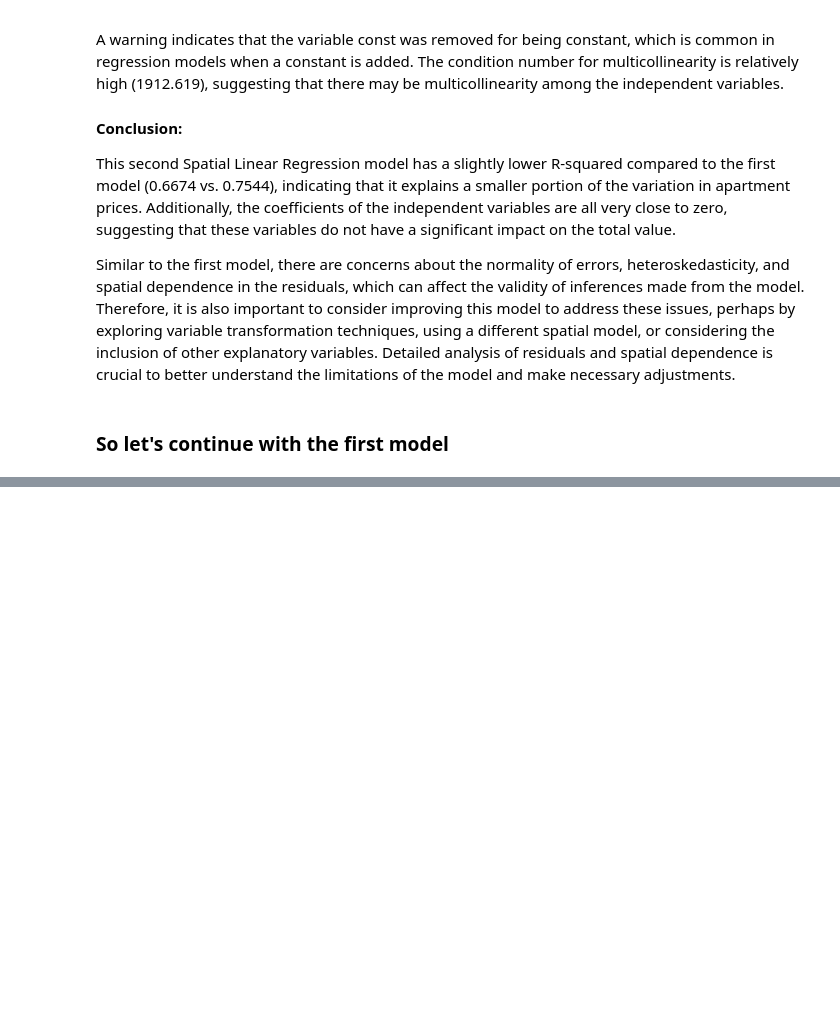
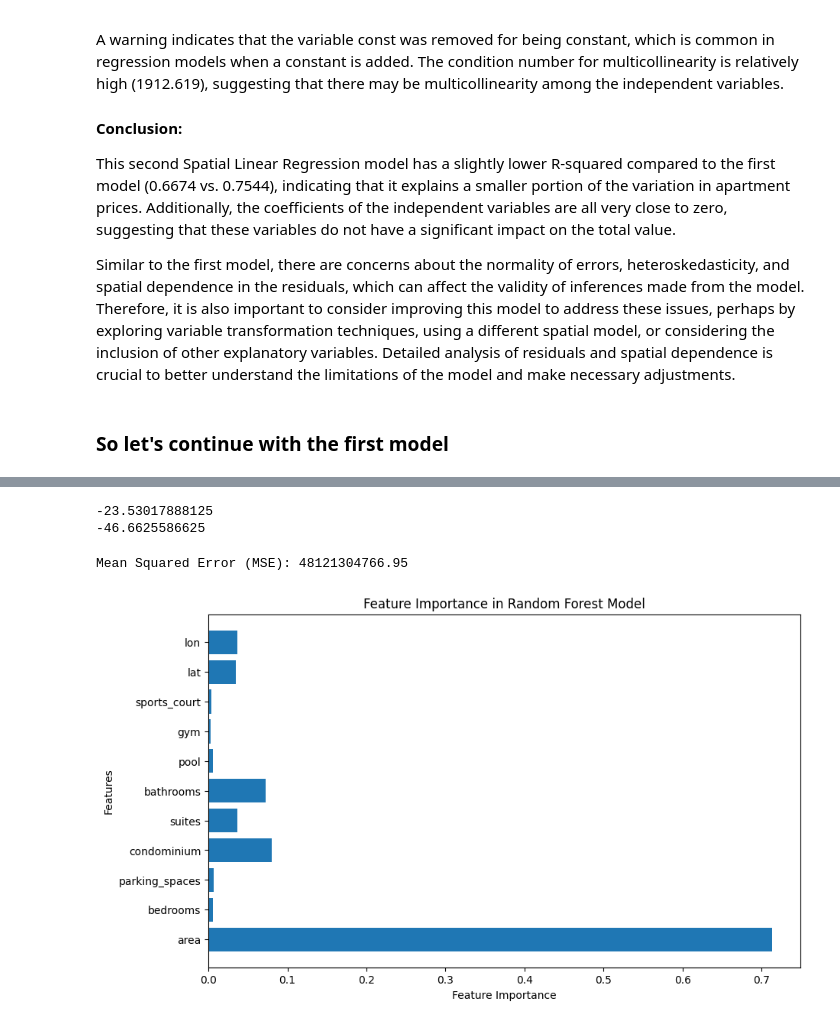
Before and after one commit to joaoalbertofs/pricing_sp_apartments, a Jupyter notebook: Analysis.ipynb, the cells around one changed output, grey strips where cells are left out. Drawn from its saved outputs; the diff is of its cells as text; code cells hidden in the pictures; blank space fills up the shorter version.

```diff
--- a/Analysis.ipynb
+++ b/Analysis.ipynb
@@ -453,0 +500,55 @@ Similar to the first model, there are concerns about the normality of errors, he
+# %%
+# Pegando a lat e lon através do CEP
+geolocator = Nominatim(user_agent="geoapiExercises")
+
+cep = '01155-030'
+
+# Use o geolocalizador para obter a latitude e longitude
+location = geolocator.geocode(cep)
+
+print(location.latitude)
+print(location.longitude)
+# %% [output]
+-23.53017888125
+-46.6625586625
+# %%
+import numpy as np
+import pandas as pd
+import geopandas as gpd
+from sklearn.ensemble import RandomForestRegressor
+from sklearn.model_selection import train_test_split
+from sklearn.metrics import mean_squared_error
+import matplotlib.pyplot as plt
+
+# Suponha que você já tenha um DataFrame 'treated_df' com as colunas 'lat', 'lon', 'total_value', 'area', ...
+# Não é necessário criar um GeoDataFrame neste caso.
+
+# Defina as variáveis independentes (X) e a variável dependente (Y)
+X = treated_df[['area', 'bedrooms', 'parking_spaces', 'condominium', 'suites', 'bathrooms', 'pool', 'gym', 'sports_court', 'lat', 'lon']]
+Y = treated_df['total_value']
+
+# Divida os dados em conjuntos de treinamento e teste
+X_train, X_test, Y_train, Y_test = train_test_split(X, Y, test_size=0.2, random_state=42)
+
+# Crie e ajuste o modelo Random Forest
+rf_model = RandomForestRegressor(n_estimators=100, random_state=42)
+rf_model.fit(X_train, Y_train)
+
+# Faça previsões
+Y_pred = rf_model.predict(X_test)
+
+# Avalie o desempenho do modelo
+mse = mean_squared_error(Y_test, Y_pred)
+print(f'Mean Squared Error (MSE): {mse:.2f}')
+
+# Visualize a importância das variáveis
+feature_importances = rf_model.feature_importances_
+plt.figure(figsize=(10, 6))
+plt.barh(X.columns, feature_importances)
+plt.xlabel('Feature Importance')
+plt.ylabel('Features')
+plt.title('Feature Importance in Random Forest Model')
+plt.show()
+# %% [output]
+Mean Squared Error (MSE): 48121304766.95
+[figure, added]
```
Also changed, not shown: parts of 9 cells of this notebook, 1 other file.
